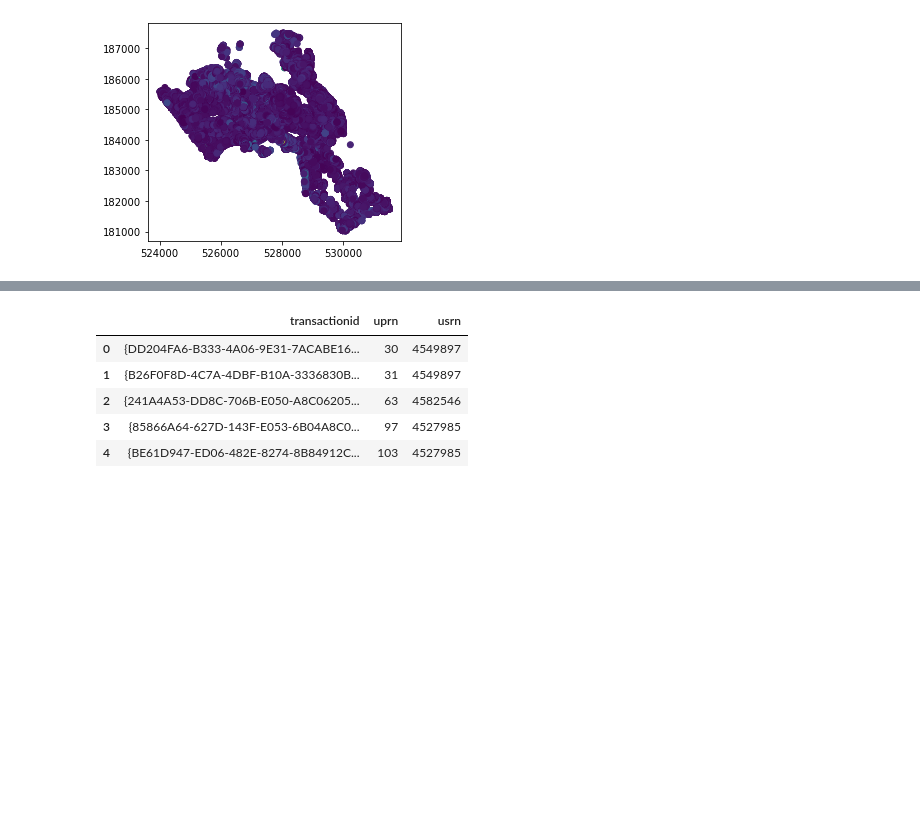
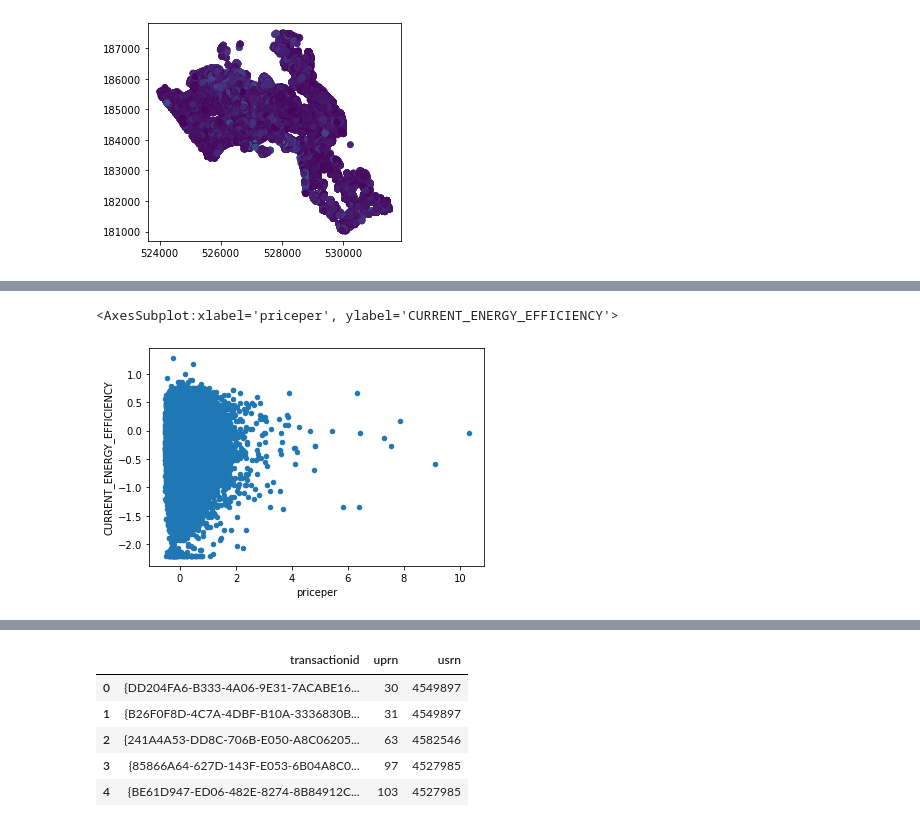
Before and after one commit to MHathorn/DSSS_Assessment, a Jupyter notebook: Real_Assessment.ipynb, the cells around one changed output, grey strips where cells are left out. Saved outputs shown, nothing was run; the diff lists cells and outputs as text; code cells hidden in the pictures; blank space fills up the shorter version.

```diff
--- a/Real_Assessment.ipynb
+++ b/Real_Assessment.ipynb
@@ -226,0 +237,3 @@ camden_merge.plot(column = 'priceper')
+# %%
+from sklearn.preprocessing import RobustScaler, MinMaxScaler
+rs = RobustScaler(quantile_range=(10.0, 90.0))
@@ -226,0 +268,6 @@ camden_merge.plot(column = 'priceper')
+# %%
+normed = raw.copy()
+for c in raw.columns.values:
+    normed[c] = rs.fit_transform(raw[c].values.reshape(-1,1))
+    print("The range of {} is [{}, {}]".format(c, normed[c].min(), normed[c].max()))
+normed.head()
@@ -226,0 +284,5 @@ camden_merge.plot(column = 'priceper')
+# %%
+normed.plot.scatter(x= 'priceper', y='CURRENT_ENERGY_EFFICIENCY')
+# %% [output]
+<AxesSubplot:xlabel='priceper', ylabel='CURRENT_ENERGY_EFFICIENCY'>
+[figure, added]
```
Also changed, not shown: parts of 29 cells of this notebook, 1 other file.
